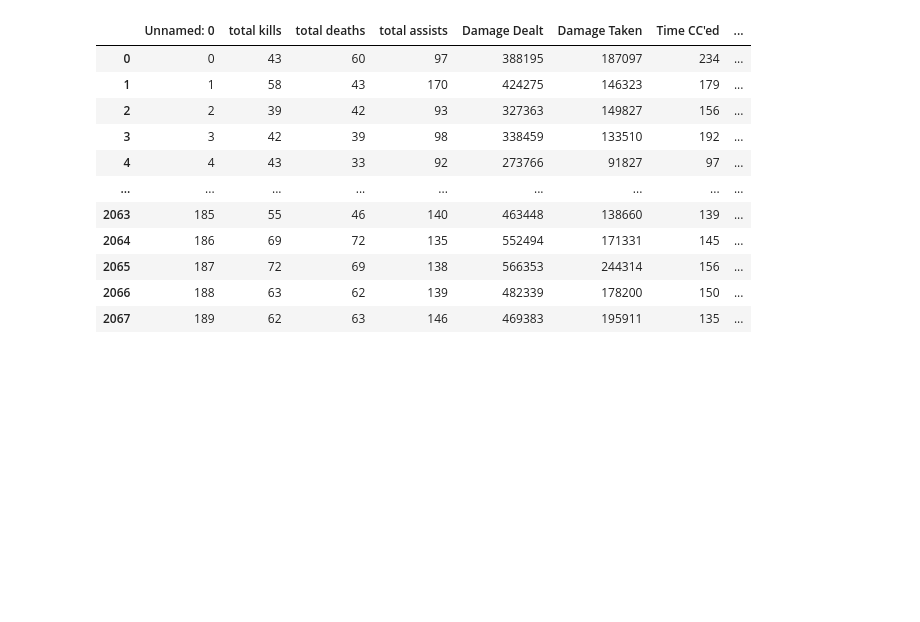
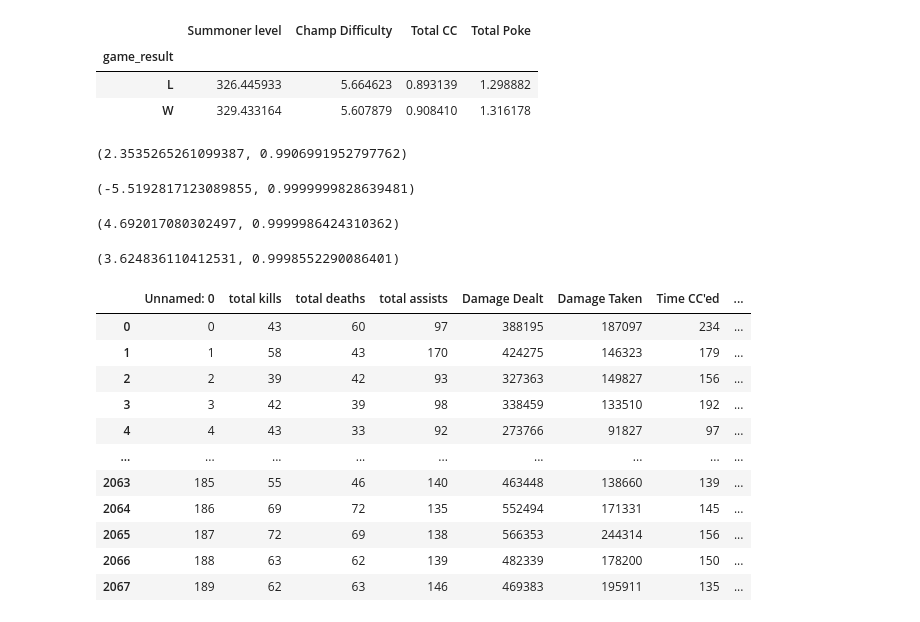
Before and after one commit to VickusWan/League, a Jupyter notebook: League_ARAM_prediction_model-main/League_data modelling.ipynb, the cells around one changed output. Cells and saved outputs as stored; diff of their text form; code cells hidden in the pictures; blank space fills up the shorter version.

```diff
--- a/League_ARAM_prediction_model-main/League_data modelling.ipynb
+++ b/League_ARAM_prediction_model-main/League_data modelling.ipynb
@@ -66,3 +58,26 @@ df
+# %%
+pd.DataFrame({'Summoner level': levels, 'Champ Difficulty': difficulties, 'Total CC': ccs, 'Total Poke': pokes})
+# %% [output]
+|  | Summoner level | Champ Difficulty | Total CC | Total Poke |
+| game_result |  |  |  |  |
+| L | 326.445933 | 5.664623 | 0.893139 | 1.298882 |
+| W | 329.433164 | 5.607879 | 0.908410 | 1.316178 |
+# %%
+student_ttest(df[player_level].loc[df['game_result']=='W'].mean(axis=1), df[player_level].loc[df['game_result']=='L'].mean(axis=1), test='less')
+# %% [output]
+(2.3535265261099387, 0.9906991952797762)
+# %%
+student_ttest(df[player_difficulty].loc[df['game_result']=='W'].mean(axis=1), df[player_difficulty].loc[df['game_result']=='L'].mean(axis=1), test='greater')
+# %% [output]
+(-5.5192817123089855, 0.9999999828639481)
+# %%
+student_ttest(df[player_cc].loc[df['game_result']=='W'].mean(axis=1), df[player_cc].loc[df['game_result']=='L'].mean(axis=1), test='less')
+# %% [output]
+(4.692017080302497, 0.9999986424310362)
+# %%
+student_ttest(df[player_poke].loc[df['game_result']=='W'].mean(axis=1), df[player_poke].loc[df['game_result']=='L'].mean(axis=1), test='less')
+# %% [output]
+(3.624836110412531, 0.9998552290086401)
 # %%
 y = df['WIN/LOSS?']
 X = df.drop(['matchID', 'WIN/LOSS?'], axis=1)
```
Also changed, not shown: parts of 12 cells of this notebook, 10 other files.
